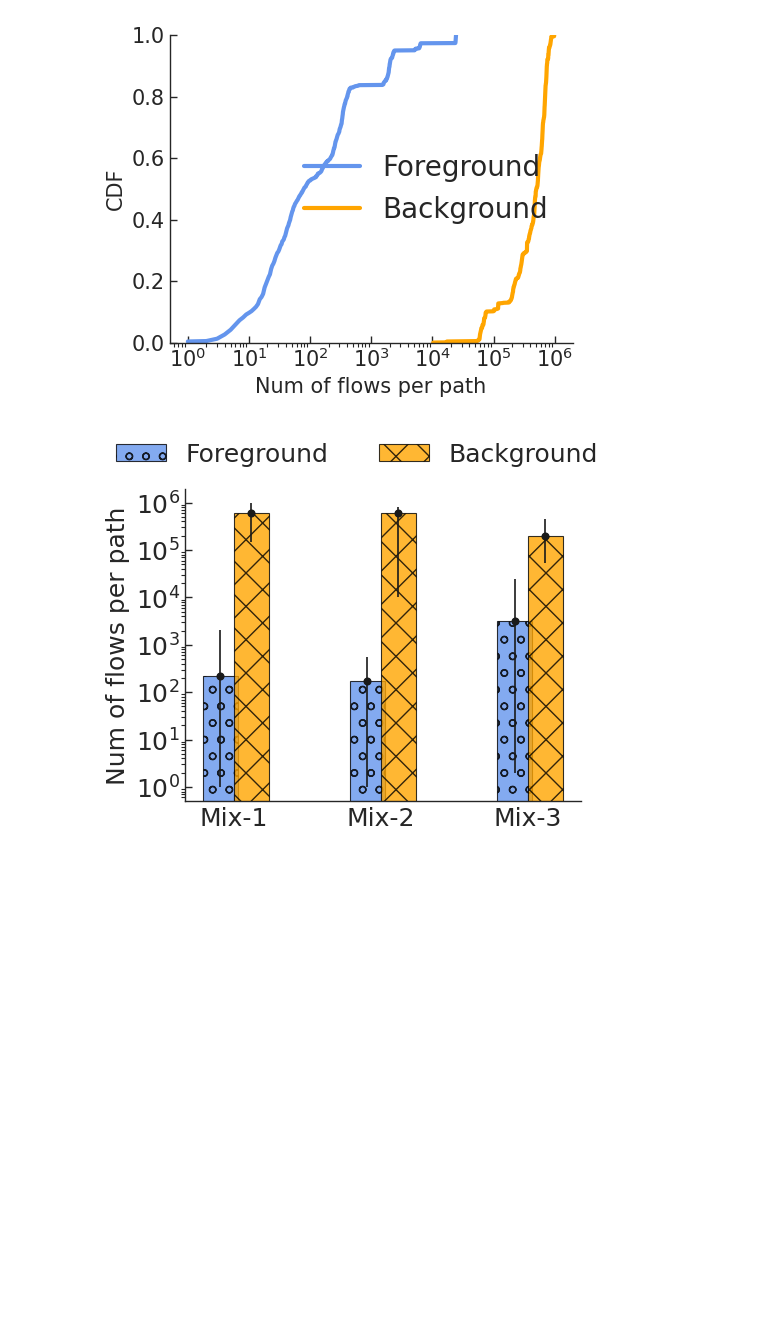
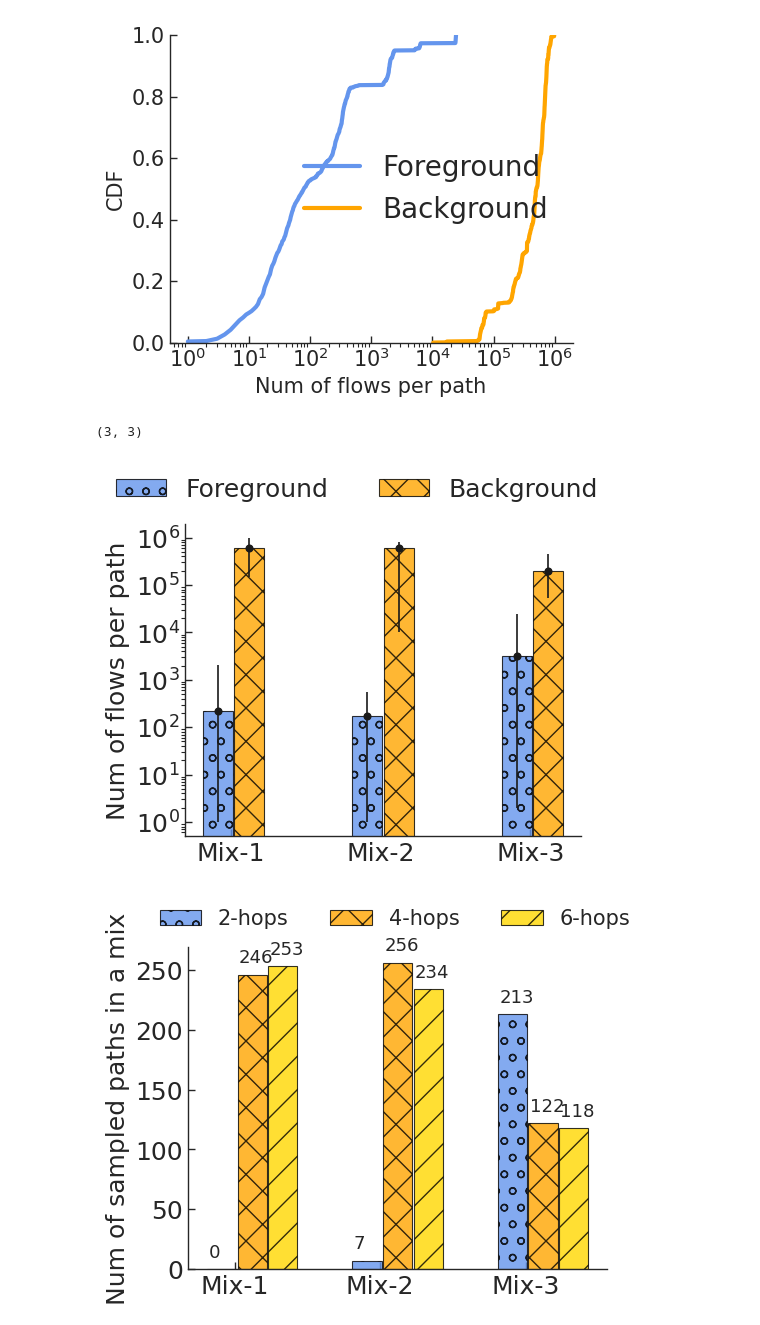
Before and after one commit to uw-polestar/parsimon-eval, a Jupyter notebook: expts/fig_8/analysis/main_motivation.ipynb, the cells around one changed output. Drawn from its saved outputs; the diff is of its cells as text; code cells hidden in the pictures; blank space fills up the shorter version.

Commit message:
finish motivation

```diff
--- a/expts/fig_8/analysis/main_motivation.ipynb
+++ b/expts/fig_8/analysis/main_motivation.ipynb
@@ -110,6 +137,7 @@ target_mix_list=[20,179,12]
 plot_data_mix=[]
 plot_data_per_mix=[]
 plot_data_n_flow_per_mix=[]
+plot_data_n_link_per_mix_sampled=[]
 legend_per_mix=[]
 for mix_idx,mix_id in enumerate(target_mix_list):
     print(f"mix_id: {mix_id}")
@@ -121,6 +149,15 @@ for mix_idx,mix_id in enumerate(target_mix_list):
 
     tmp_n_link=n_link_per_path_dict[mix_id]
     plot_data_n_link.extend(tmp_n_link)
+
+    tmp={
+        2:0,
+        4:0,
+        6:0,
+    }
+    for i in range(len(tmp_n_link)):
+        tmp[tmp_n_link[i]]+=1
+    plot_data_n_link_per_mix_sampled.append(list(tmp.values()))
 
     plot_data_mix.extend([f'mix-{mix_idx+1}']*len(tmp))
 
@@ -221,6 +258,7 @@ def plot_bar(
     text_y=0.6,
     text_font=12,
     text_rotation=-30,
+    enable_text=False,
 ):
     _fontsize = fontsize
     fig = plt.figure(figsize=(5.2, 4))  # 2.5 inch for 1/3 double column width
@@ -231,10 +269,11 @@ def plot_bar(
     legend_target = []
     for i in range(len(datas)):
         tmp_data = datas[i]
-        tmp_data_min = data_min[i]
-        tmp_data_max = data_max[i]
+        if data_min is not None:
+            tmp_data_min = data_min[i]
+            tmp_data_max = data_max[i]
         X = np.arange(0.1, 1, 1 / len(tmp_data)) + 0.07 * i
-        width = 0.24 / len(tmp_data)
+        width = 0.2 / len(tmp_data)
         tmp = ax.bar(
             X,
             tmp_data,
@@ -245,15 +284,17 @@ def plot_bar(
             alpha=0.8,
         )
         legend_target.append(tmp)
-        ax.errorbar(
-            X,
-            tmp_data,
-            yerr=[tmp_data - tmp_data_min, tmp_data_max - tmp_data],
-            fmt="o",
-            color="k",
-        )
-        # for x, y, p in zip(X - text_x, tmp_data + text_y, tmp_data):
-        #     plt.text(x, y, int(p), fontsize=text_font, rotation=text_rotation)
+        if data_min is not None:
+            ax.errorbar(
+                X,
+                tmp_data,
+                yerr=[tmp_data - tmp_data_min, tmp_data_max - tmp_data],
+                fmt="o",
+                color="k",
+            )
+        if enable_text:
+            for x, y, p in zip(X - text_x, tmp_data + text_y, tmp_data):
+                plt.text(x, y, int(p), fontsize=text_font, rotation=text_rotation)
     legend_properties = {"size": legend_font}
     # handles = [
     #     plt.Rectangle((0, 0), 1, 1, color=color_list[ii]) for ii in range(len(linelabels))
@@ -296,34 +337,63 @@ def plot_bar(
         fontsize=_fontsize,
         rotation=0,
     )
     if name:
         plt.savefig(name, bbox_inches="tight", pad_inches=0)
 plot_bar(
         np.array([np.mean(x,axis=1) for x in plot_data_n_flow_per_mix]).transpose(),
         np.array([np.min(x,axis=1) for x in plot_data_n_flow_per_mix]).transpose(),
         np.array([np.max(x,axis=1) for x in plot_data_n_flow_per_mix]).transpose(),
         None,
         linelabels=["Foreground", "Background"],
         label="",
         xticklabel=["Mix-1", "Mix-2", "Mix-3"],
         y_label="Num of flows per path",
         name='figs/motivation_n_flows.pdf',
         log_switch=True,
         legend_font=18,
         fontsize=18,
         # ylim_bottom=0,
         # ylim=10000,
         # xlim=1,
         # xlim_bottom=0,
         text_x=0.05,
         text_y=10,
         ncol=2,
         text_font=15,
         text_rotation=0,
         loc=4,
     )
+plot_data=np.array(plot_data_n_link_per_mix_sampled).transpose()
+print(plot_data.shape)
+plot_bar(
+        plot_data,
+        None,
+        None,
+        None,
+        linelabels=["2-hops", "4-hops", "6-hops"],
+        label="",
+        xticklabel=["Mix-1", "Mix-2", "Mix-3"],
+        y_label="Num of sampled paths in a mix",
+        name='figs/motivation_n_links.pdf',
+        log_switch=False,
+        legend_font=15,
+        fontsize=18,
+        # ylim_bottom=0,
+        # ylim=10000,
+        # xlim=1,
+        # xlim_bottom=0,
+        text_x=0.03,
+        text_y=10,
+        ncol=3,
+        text_font=13,
+        text_rotation=0,
+        loc=4,
+        enable_text=True,
+    )
 # %% [output]
+(3, 3)
-[figure, old version]
+[figure, new version]
+[figure, added]
 # %%
 def violins(df):
     xs_labels_orders_rot = [
```
Also changed, not shown: parts of 1 cell of this notebook, 5 other files.
